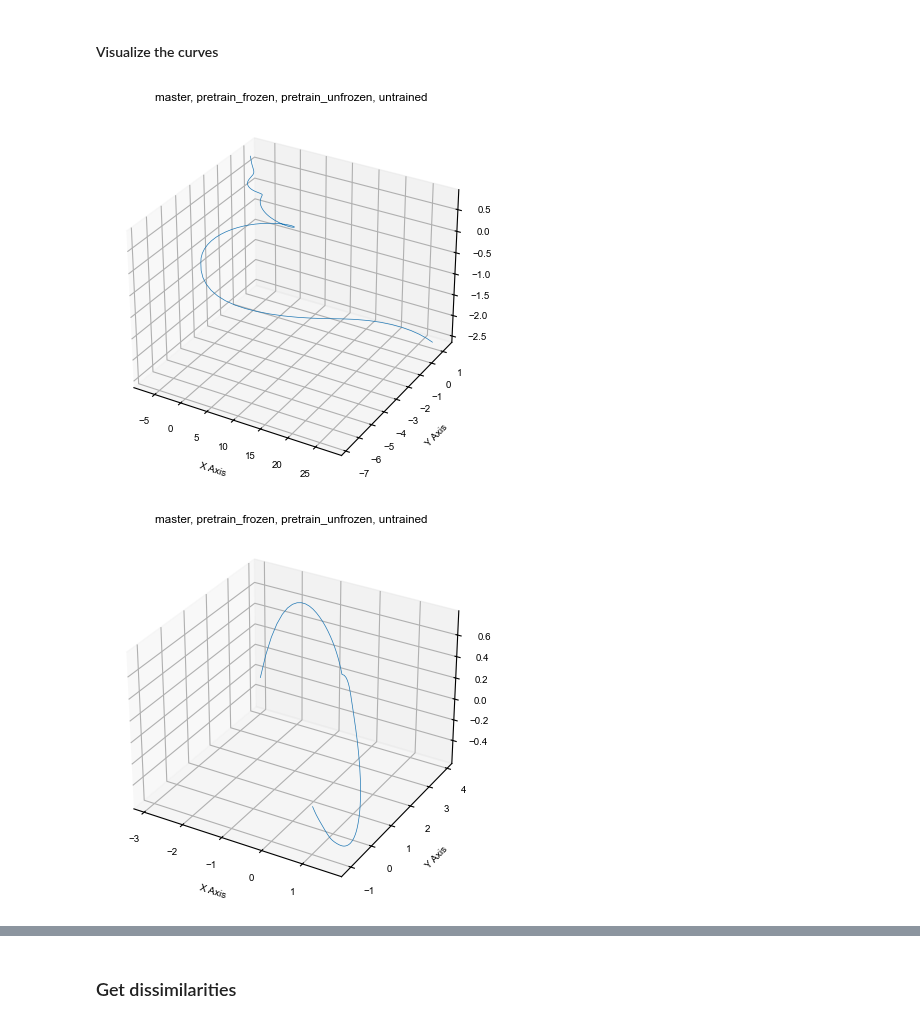
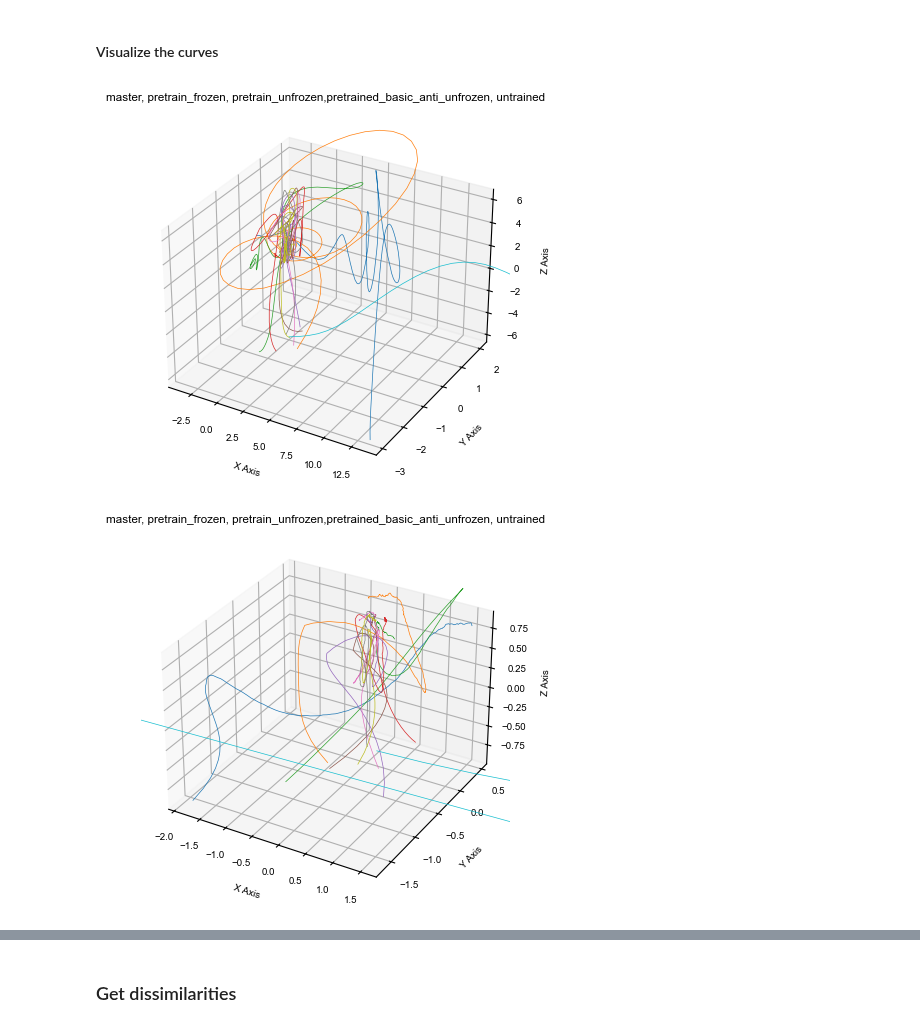
Before and after one commit to qglht/RepAL, a Jupyter notebook: notebooks/analysis_rnn.ipynb, the cells around one changed output, grey strips where cells are left out. Saved outputs shown, nothing was run; the diff lists cells and outputs as text; code cells hidden in the pictures.

```diff
--- a/notebooks/analysis_rnn.ipynb
+++ b/notebooks/analysis_rnn.ipynb
@@ -25,7 +25,7 @@ The autoreload extension is already loaded. To reload it, use:
 ### Load config
 # %%
 config = load_config("../config.yaml")
-taskset = "GoNogo"
+taskset = "PDM"
 # %%
 def parse_model_info(model_name):
     model_name = model_name.replace('.pth', '')
@@ -83,7 +83,7 @@ def get_dynamics_rnn(rnn_type, activation, hidden_size, lr, model, group,device,
 # %% [markdown]
 ### Get dynamics to plot
 # %%
-model = "leaky_gru_leaky_relu_128_0.001_64_train.pth"
+model = "leaky_gru_leaky_relu_256_0.001_64_train.pth"
 # %% [markdown]
 #### Pretrain unfrozen
 # %%
@@ -110,11 +110,18 @@ model_type, activation, hidden_size, lr, batch_size = parse_model_info(model)
 curve_untrained, explained_variance = get_dynamics_rnn(
     model_type, activation, hidden_size, lr, model, group, "cpu", n_components=20
 )
+# %%
+group = "pretrained_basic_anti_unfrozen"
+model_type, activation, hidden_size, lr, batch_size = parse_model_info(model)
+curve_pretrained_basic_anti_unfrozen, explained_variance = get_dynamics_rnn(
+    model_type, activation, hidden_size, lr, model, group, "cpu", n_components=20
+)
 # %%
 curve_master = np.mean(curve_master, axis=1)
 curve_pretrain_unfrozen = np.mean(curve_pretrain_unfrozen, axis=1)
 curve_pretrain_frozen = np.mean(curve_pretrain_frozen, axis=1)
 curve_untrained = np.mean(curve_untrained, axis=1)
+curve_pretrained_basic_anti_unfrozen = np.mean(curve_pretrained_basic_anti_unfrozen, axis=1)
 # %%
 curve_master.shape
 # %% [output]
@@ -122,16 +129,16 @@ curve_master.shape
 # %% [markdown]
 #### Visualize the curves
 # %%
-visualize([curve_master, curve_pretrain_frozen, curve_pretrain_unfrozen, curve_untrained],title="master, pretrain_frozen, pretrain_unfrozen, untrained")
+visualize([curve_master, curve_pretrain_frozen, curve_pretrain_unfrozen, curve_pretrained_basic_anti_unfrozen, curve_untrained],title="master, pretrain_frozen, pretrain_unfrozen,pretrained_basic_anti_unfrozen, untrained")
 # visualize(
 #     [
 #         curve_master[:, 100, :],
 #         curve_pretrain_frozen[:, 100, :],
 #         curve_pretrain_unfrozen[:, 100, :],
 #         curve_untrained[:, 100, :],
 #     ],
 #     title="master, pretrain_frozen, pretrain_unfrozen, untrained",
 # )
 # %% [output]
-[figure, old version]
+[figure, new version]
-[figure, old version]
+[figure, new version]
```
Also changed, not shown: parts of 7 cells of this notebook, 5 other files.
